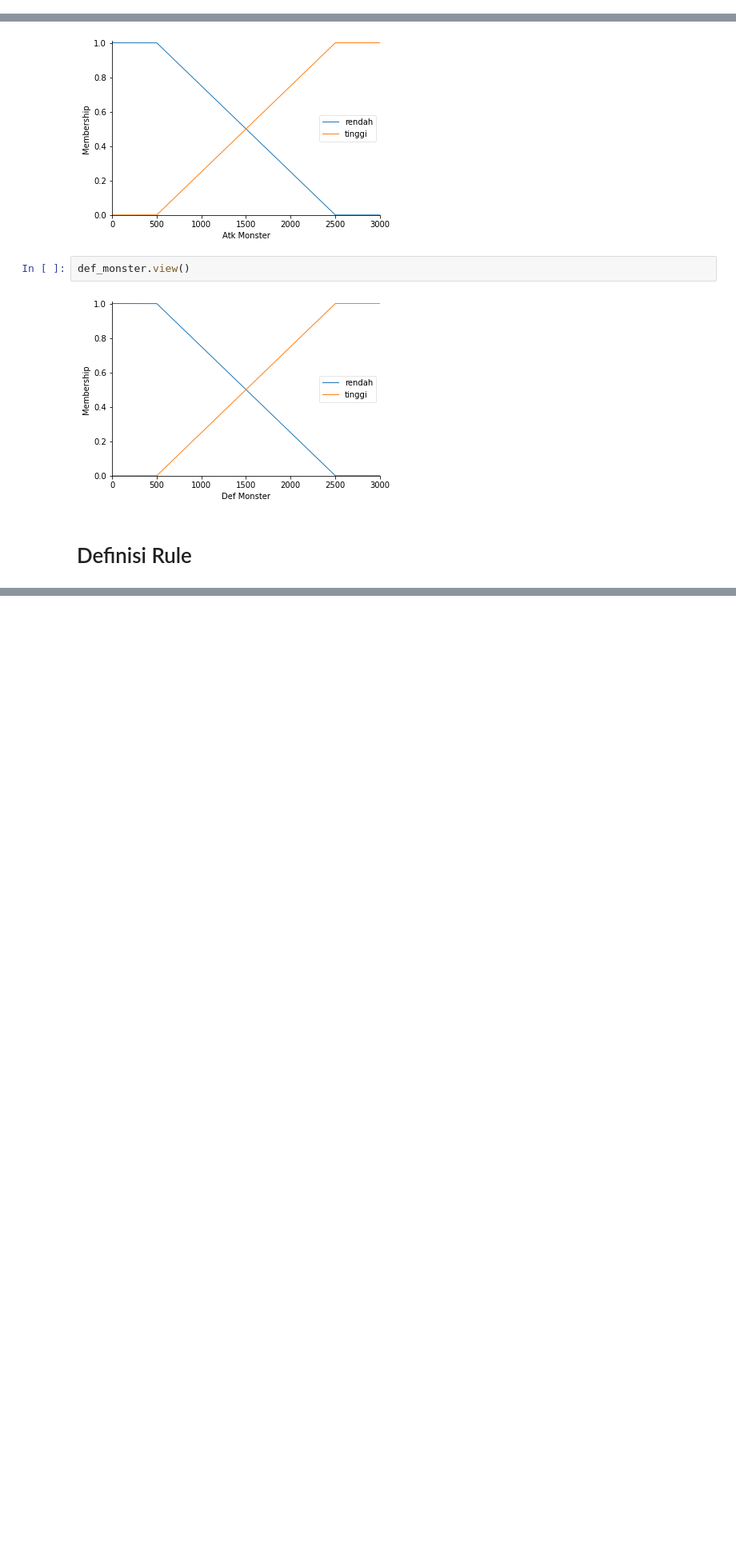
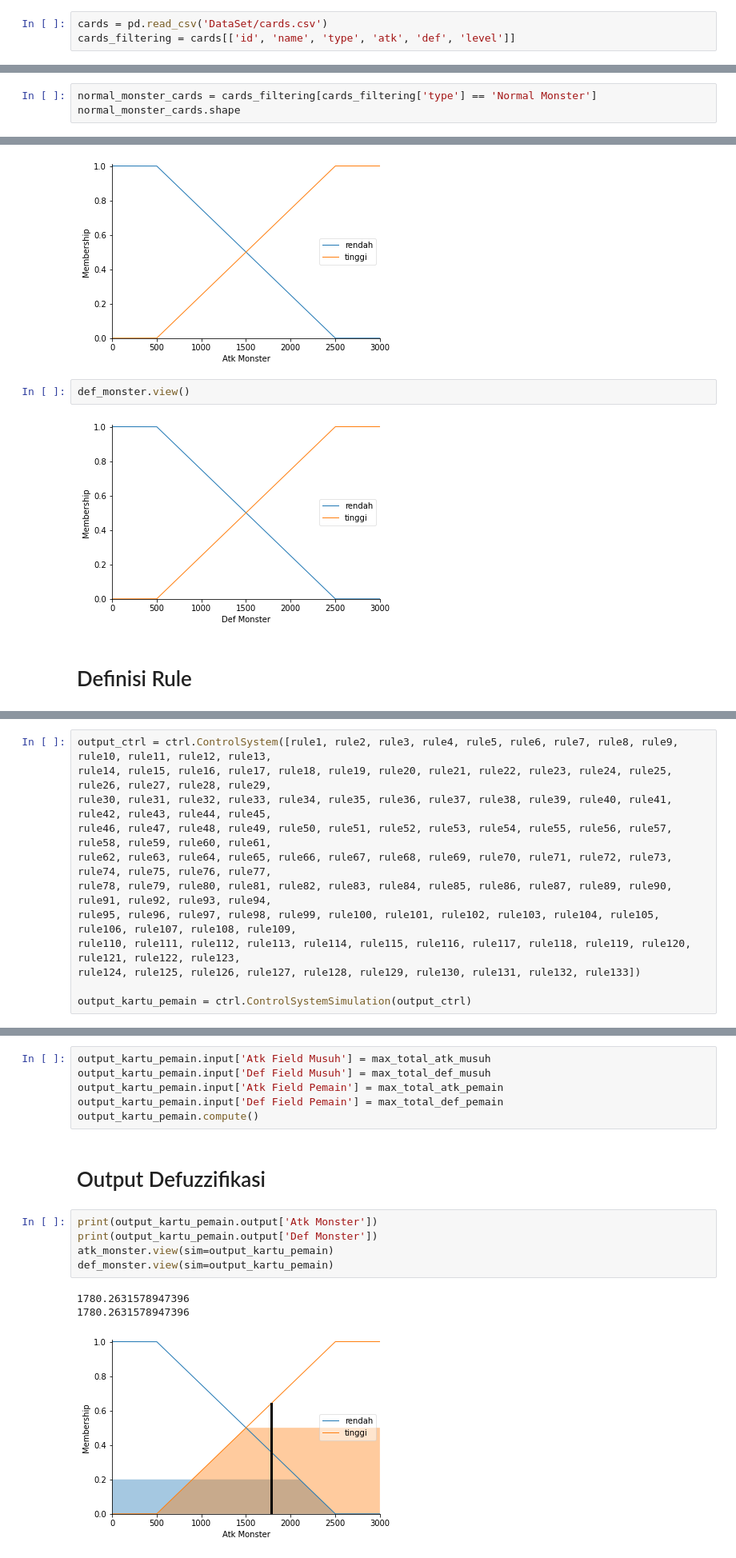
Before and after one commit to kikidana/Skripsi, a Jupyter notebook: Code/Code_Fuzzy_Skripsi.ipynb, the cells around one changed output, grey strips where cells are left out. Shown: that part at 80% size. Cells and saved outputs as stored; diff of their text form; blank space fills up the shorter version.

```diff
--- a/Code/Code_Fuzzy_Skripsi.ipynb
+++ b/Code/Code_Fuzzy_Skripsi.ipynb
@@ -8,0 +15,3 @@ warnings.filterwarnings('ignore')
+# %%
+cards = pd.read_csv('DataSet/cards.csv')
+cards_filtering = cards[['id', 'name', 'type', 'atk', 'def', 'level']]
@@ -8,0 +20,3 @@ warnings.filterwarnings('ignore')
+# %%
+normal_monster_cards = cards_filtering[cards_filtering['type'] == 'Normal Monster']
+normal_monster_cards.shape
@@ -144,0 +377,12 @@ rule68 = ctrl.Rule(atk_field_musuh['sedang'] & def_field_musuh['kuat'] & atk_fie
+# %%
+output_ctrl = ctrl.ControlSystem([rule1, rule2, rule3, rule4, rule5, rule6, rule7, rule8, rule9, rule10, rule11, rule12, rule13,
+rule14, rule15, rule16, rule17, rule18, rule19, rule20, rule21, rule22, rule23, rule24, rule25, rule26, rule27, rule28, rule29,
+rule30, rule31, rule32, rule33, rule34, rule35, rule36, rule37, rule38, rule39, rule40, rule41, rule42, rule43, rule44, rule45,
+rule46, rule47, rule48, rule49, rule50, rule51, rule52, rule53, rule54, rule55, rule56, rule57, rule58, rule59, rule60, rule61,
+rule62, rule63, rule64, rule65, rule66, rule67, rule68, rule69, rule70, rule71, rule72, rule73, rule74, rule75, rule76, rule77,
+rule78, rule79, rule80, rule81, rule82, rule83, rule84, rule85, rule86, rule87, rule89, rule90, rule91, rule92, rule93, rule94,
+rule95, rule96, rule97, rule98, rule99, rule100, rule101, rule102, rule103, rule104, rule105, rule106, rule107, rule108, rule109,
+rule110, rule111, rule112, rule113, rule114, rule115, rule116, rule117, rule118, rule119, rule120, rule121, rule122, rule123,
+rule124, rule125, rule126, rule127, rule128, rule129, rule130, rule131, rule132, rule133])
+
+output_kartu_pemain = ctrl.ControlSystemSimulation(output_ctrl)
@@ -144,0 +391,17 @@ rule68 = ctrl.Rule(atk_field_musuh['sedang'] & def_field_musuh['kuat'] & atk_fie
+# %%
+output_kartu_pemain.input['Atk Field Musuh'] = max_total_atk_musuh
+output_kartu_pemain.input['Def Field Musuh'] = max_total_def_musuh
+output_kartu_pemain.input['Atk Field Pemain'] = max_total_atk_pemain
+output_kartu_pemain.input['Def Field Pemain'] = max_total_def_pemain
+output_kartu_pemain.compute()
+# %% [markdown]
+# Output Defuzzifikasi
+# %%
+print(output_kartu_pemain.output['Atk Monster'])
+print(output_kartu_pemain.output['Def Monster'])
+atk_monster.view(sim=output_kartu_pemain)
+def_monster.view(sim=output_kartu_pemain)
+# %% [output]
+1780.2631578947396
+1780.2631578947396
+[figure, added]
```
Also changed, not shown: parts of 21 cells of this notebook.
